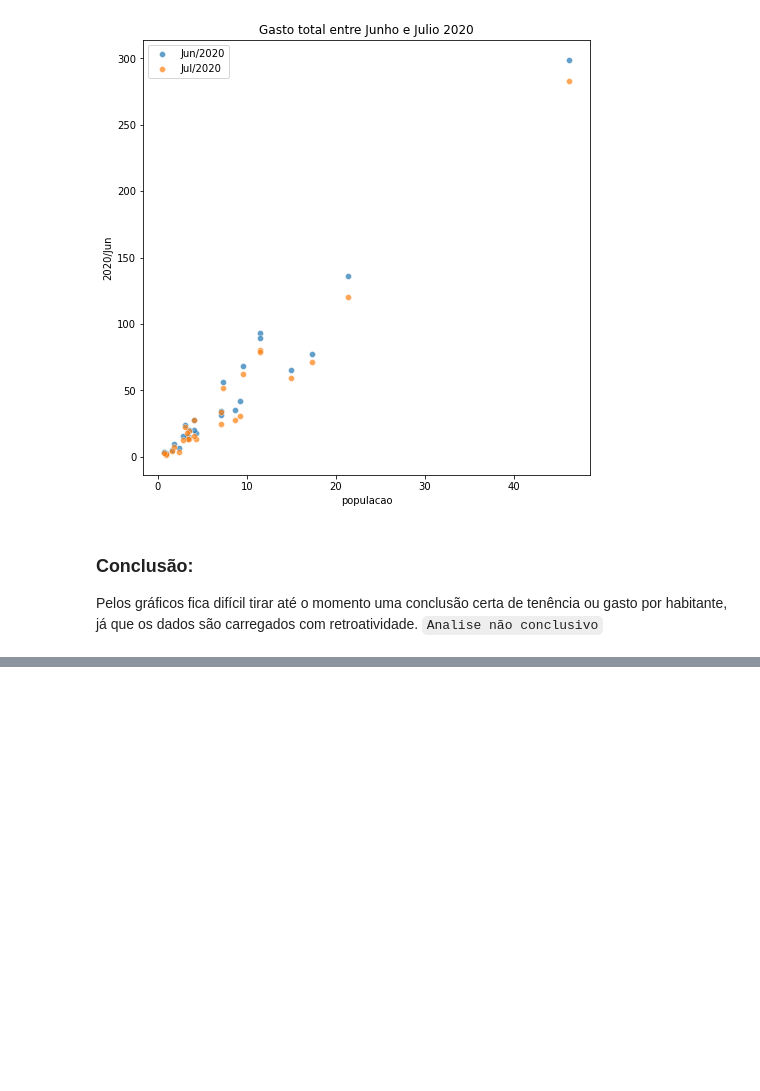
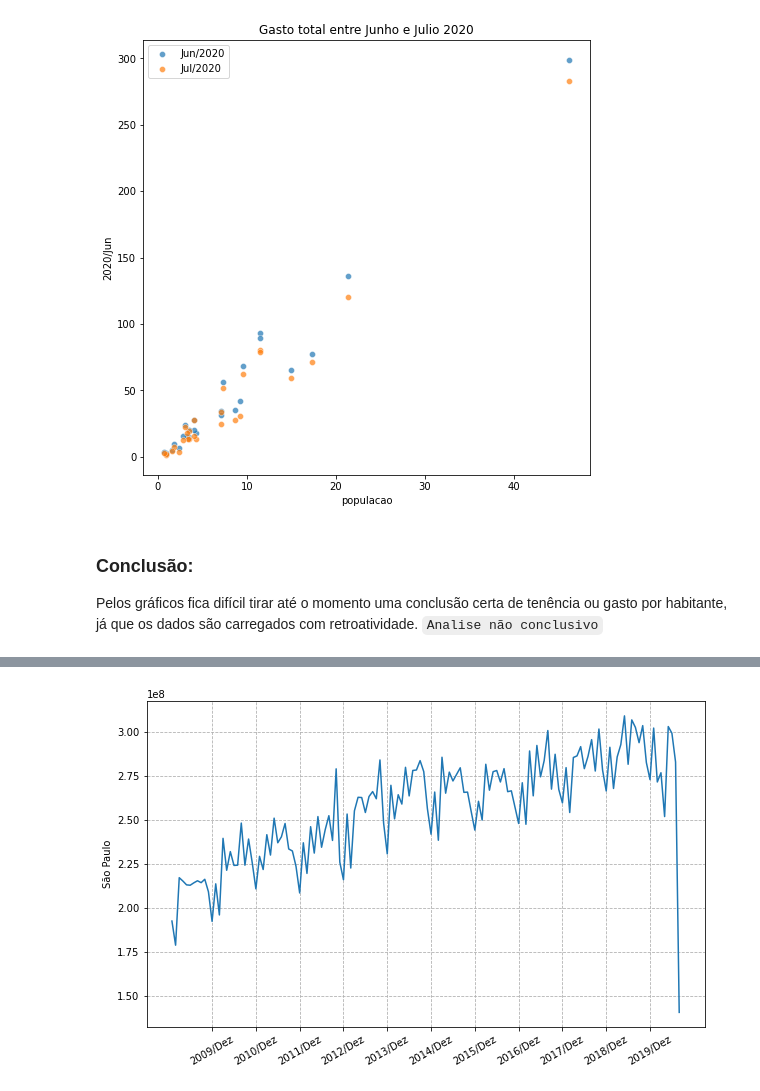
Before and after one commit to Juliansan/AluraDS, a Jupyter notebook: Modulo 2/Notebooks/Modulo02-02.ipynb, the cells around one changed output, grey strips where cells are left out. Saved outputs shown, nothing was run; the diff lists cells and outputs as text; code cells hidden in the pictures; blank space fills up the shorter version.

```diff
--- a/Modulo 2/Notebooks/Modulo02-02.ipynb
+++ b/Modulo 2/Notebooks/Modulo02-02.ipynb
@@ -191,0 +215,10 @@ Pelos gráficos fica difícil tirar até o momento uma conclusão certa de tenê
+# %%
+plt.figure(figsize=(10,6))
+ax = sns.lineplot(data=datasus_T, x=datasus_T.index, y='São Paulo')
+plt.xticks(rotation=30)
+#plt.ylim(0, 350)
+ax.xaxis.set_major_locator(ticker.IndexLocator(base=12, offset=11))
+plt.grid(linestyle='--')
+plt.show()
+# %% [output]
+[figure, added]
```
Also changed, not shown: parts of 4 cells of this notebook, 6 other files.
